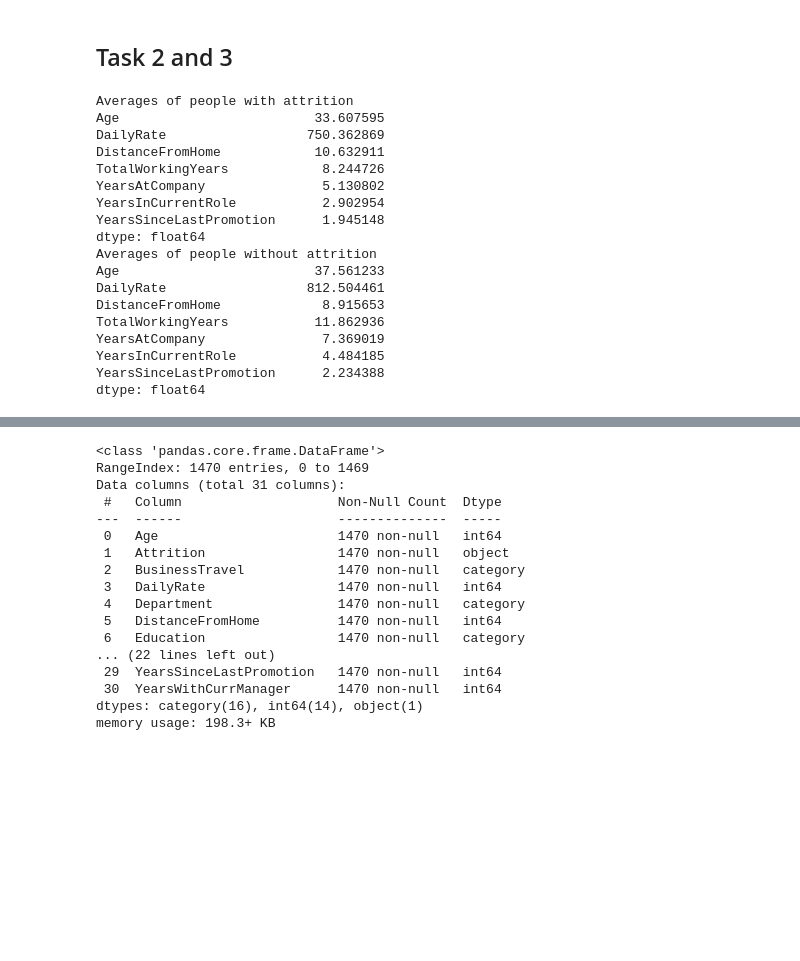
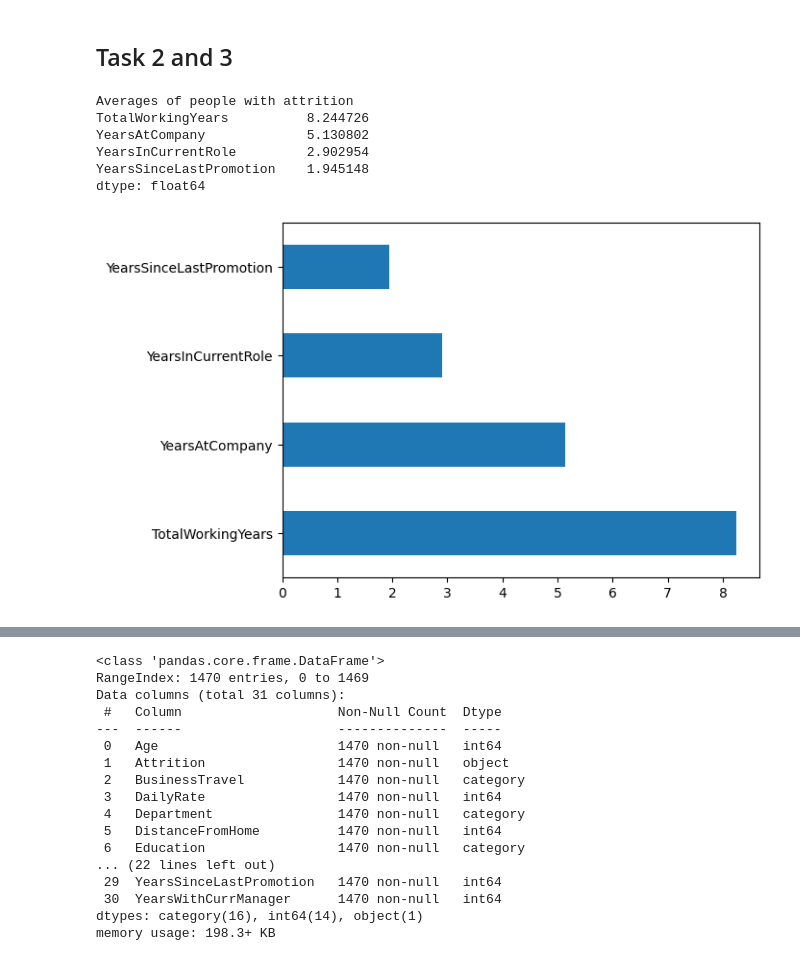
Before and after one commit to ubco-W2022T1-cosc301/project-group24, a Jupyter notebook: notebooks/analysis2.ipynb, the cells around one changed output, grey strips where cells are left out. Saved outputs shown, nothing was run; the diff lists cells and outputs as text; code cells hidden in the pictures; blank space fills up the shorter version.

```diff
--- a/notebooks/analysis2.ipynb
+++ b/notebooks/analysis2.ipynb
@@ -165,38 +166,29 @@ hist = df_cleaned.hist(bins = 10,figsize = (20,10))
 # %%
 import pandas as pd
 import numpy as np
 import matplotlib.pylab as plt
 import seaborn as sns
 
 df = pd.read_csv("../data/raw/HR-Employee-Attrition.csv")
 df_cleaned = df.copy()
 df_cleaned = df_cleaned.copy().drop(['StandardHours','EmployeeNumber','EmployeeCount','Over18'],axis=1)
 
 df2 = df_cleaned.loc[df_cleaned['Attrition'] == 'Yes']
-df3 = df_cleaned.loc[df_cleaned['Attrition'] == 'No']
+
 col = ['Age','DailyRate','DistanceFromHome','TotalWorkingYears','YearsAtCompany','YearsInCurrentRole','YearsSinceLastPromotion']
-df4 = df2[col].mean()
-df5 = df3[col].mean()
+col2 = ['TotalWorkingYears','YearsAtCompany','YearsInCurrentRole','YearsSinceLastPromotion']
+df4 = df2[col2].mean()
 print("Averages of people with attrition")
 print(df4)
-print("Averages of people without attrition")
-print(df5)
+
+
+ax = df4.plot.barh()
+plt.savefig("../images/2_3.png")
 # %% [output]
 Averages of people with attrition
-Age                         33.607595
-DailyRate                  750.362869
-DistanceFromHome            10.632911
-TotalWorkingYears            8.244726
-YearsAtCompany               5.130802
-YearsInCurrentRole           2.902954
-YearsSinceLastPromotion      1.945148
+TotalWorkingYears          8.244726
+YearsAtCompany             5.130802
+YearsInCurrentRole         2.902954
+YearsSinceLastPromotion    1.945148
 dtype: float64
-Averages of people without attrition
-Age                         37.561233
-DailyRate                  812.504461
-DistanceFromHome             8.915653
-TotalWorkingYears           11.862936
-YearsAtCompany               7.369019
-YearsInCurrentRole           4.484185
-YearsSinceLastPromotion      2.234388
-dtype: float64
+[figure, added]
```
Also changed, not shown: parts of 3 cells of this notebook, 1 other file.
